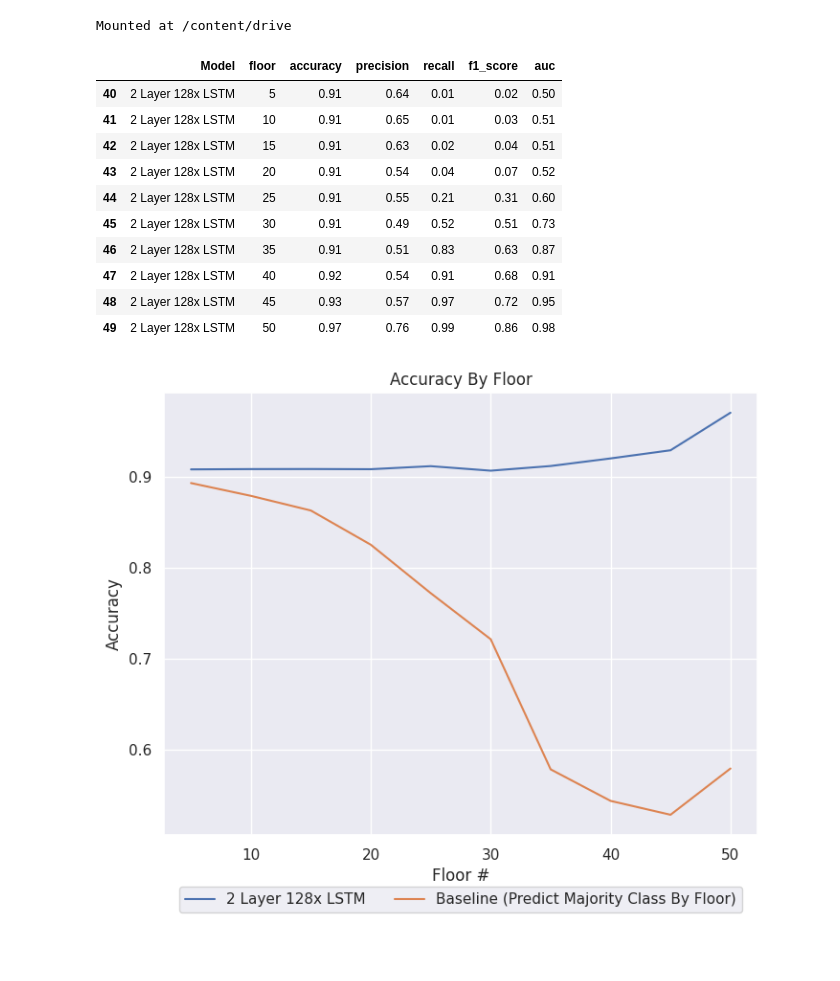
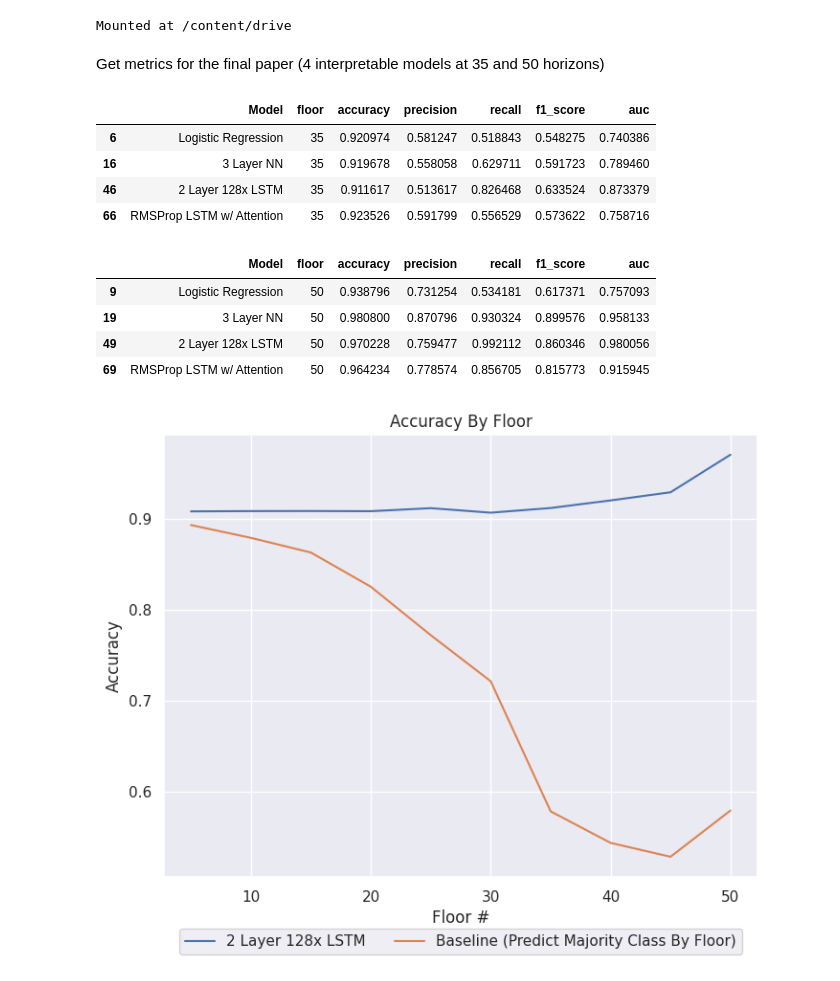
Before and after one commit to JoeyRussoniello/sts-win-prediction, a Jupyter notebook: notebooks/4 - Modeling.ipynb, the cells around one changed output. Drawn from its saved outputs; the diff is of its cells as text; code cells hidden in the pictures; blank space fills up the shorter version.

```diff
--- a/notebooks/4 - Modeling.ipynb
+++ b/notebooks/4 - Modeling.ipynb
@@ -1640,20 +1511,30 @@ if GET_METRICS:
   metrics_df = pd.read_csv(f'{BASE_DIR}/model_metrics.csv')
 # %% [output]
 Mounted at /content/drive
-# %%
-metrics_df[metrics_df.Model == '2 Layer 128x LSTM'].round(2)
-# %% [output]
-|  | Model | floor | accuracy | precision | recall | f1_score | auc |
-| 40 | 2 Layer 128x LSTM | 5 | 0.91 | 0.64 | 0.01 | 0.02 | 0.50 |
-| 41 | 2 Layer 128x LSTM | 10 | 0.91 | 0.65 | 0.01 | 0.03 | 0.51 |
-| 42 | 2 Layer 128x LSTM | 15 | 0.91 | 0.63 | 0.02 | 0.04 | 0.51 |
-| 43 | 2 Layer 128x LSTM | 20 | 0.91 | 0.54 | 0.04 | 0.07 | 0.52 |
-| 44 | 2 Layer 128x LSTM | 25 | 0.91 | 0.55 | 0.21 | 0.31 | 0.60 |
-| 45 | 2 Layer 128x LSTM | 30 | 0.91 | 0.49 | 0.52 | 0.51 | 0.73 |
-| 46 | 2 Layer 128x LSTM | 35 | 0.91 | 0.51 | 0.83 | 0.63 | 0.87 |
-| 47 | 2 Layer 128x LSTM | 40 | 0.92 | 0.54 | 0.91 | 0.68 | 0.91 |
-| 48 | 2 Layer 128x LSTM | 45 | 0.93 | 0.57 | 0.97 | 0.72 | 0.95 |
-| 49 | 2 Layer 128x LSTM | 50 | 0.97 | 0.76 | 0.99 | 0.86 | 0.98 |
+# %%
+metrics_df.Model.unique()
+
+PAPER_MODELS = ['Logistic Regression', '3 Layer NN', 'RMSProp LSTM w/ Attention', '2 Layer 128x LSTM']
+# Show crystallization horizon, and pre-final-boss horizon
+paper_metrics = metrics_df[(metrics_df.Model.isin(PAPER_MODELS)) & (metrics_df.floor.isin([35, 50]))]
+# %% [markdown]
+Get metrics for the final paper (4 interpretable models at 35 and 50 horizons)
+# %%
+paper_metrics[paper_metrics.floor == 35]
+# %% [output]
+|  | Model | floor | accuracy | precision | recall | f1_score | auc |
+| 6 | Logistic Regression | 35 | 0.920974 | 0.581247 | 0.518843 | 0.548275 | 0.740386 |
+| 16 | 3 Layer NN | 35 | 0.919678 | 0.558058 | 0.629711 | 0.591723 | 0.789460 |
+| 46 | 2 Layer 128x LSTM | 35 | 0.911617 | 0.513617 | 0.826468 | 0.633524 | 0.873379 |
+| 66 | RMSProp LSTM w/ Attention | 35 | 0.923526 | 0.591799 | 0.556529 | 0.573622 | 0.758716 |
+# %%
+paper_metrics[paper_metrics.floor == 50]
+# %% [output]
+|  | Model | floor | accuracy | precision | recall | f1_score | auc |
+| 9 | Logistic Regression | 50 | 0.938796 | 0.731254 | 0.534181 | 0.617371 | 0.757093 |
+| 19 | 3 Layer NN | 50 | 0.980800 | 0.870796 | 0.930324 | 0.899576 | 0.958133 |
+| 49 | 2 Layer 128x LSTM | 50 | 0.970228 | 0.759477 | 0.992112 | 0.860346 | 0.980056 |
+| 69 | RMSProp LSTM w/ Attention | 50 | 0.964234 | 0.778574 | 0.856705 | 0.815773 | 0.915945 |
 # %%
 def show_ranking(floor: int, metric: str):
   return metrics_df[metrics_df['floor'] == floor].sort_values(metric, ascending = False)
```
Also changed, not shown: parts of 15 cells of this notebook.
